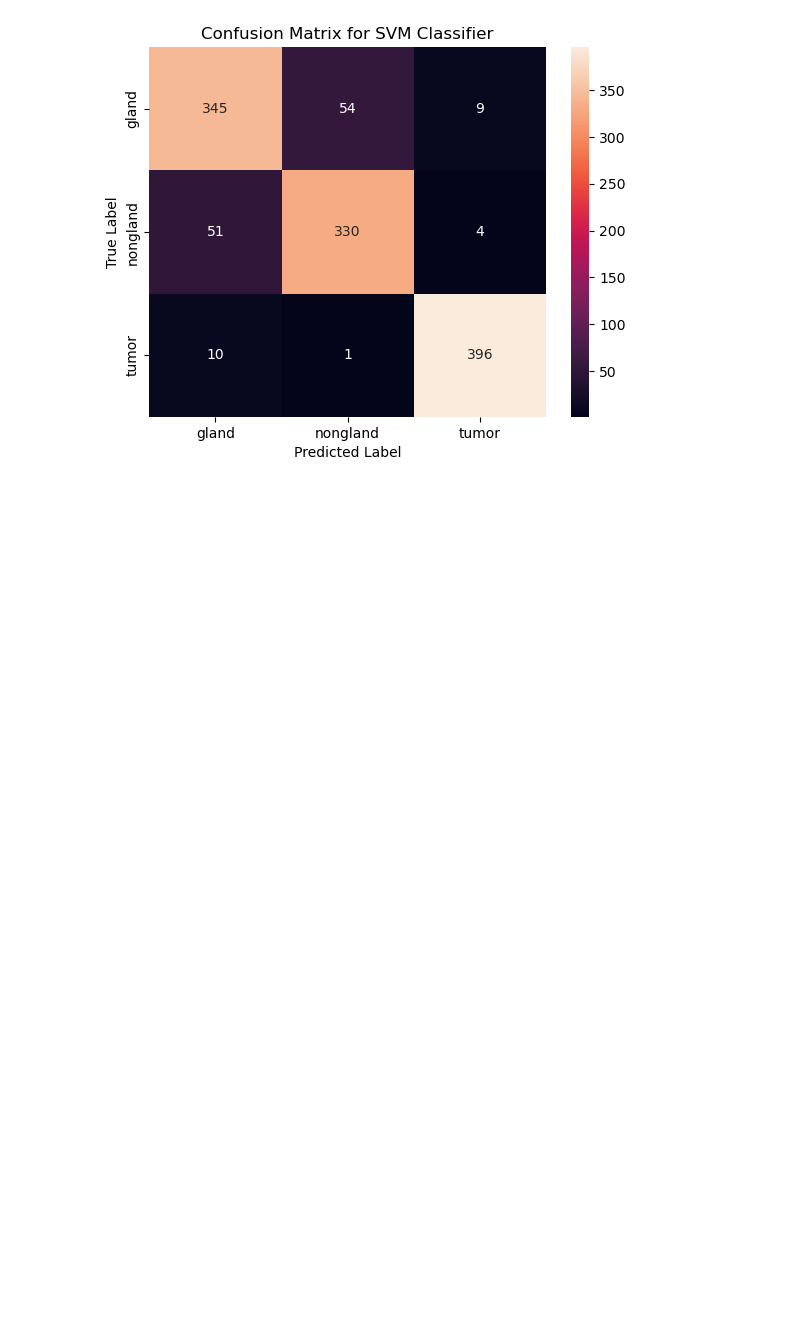
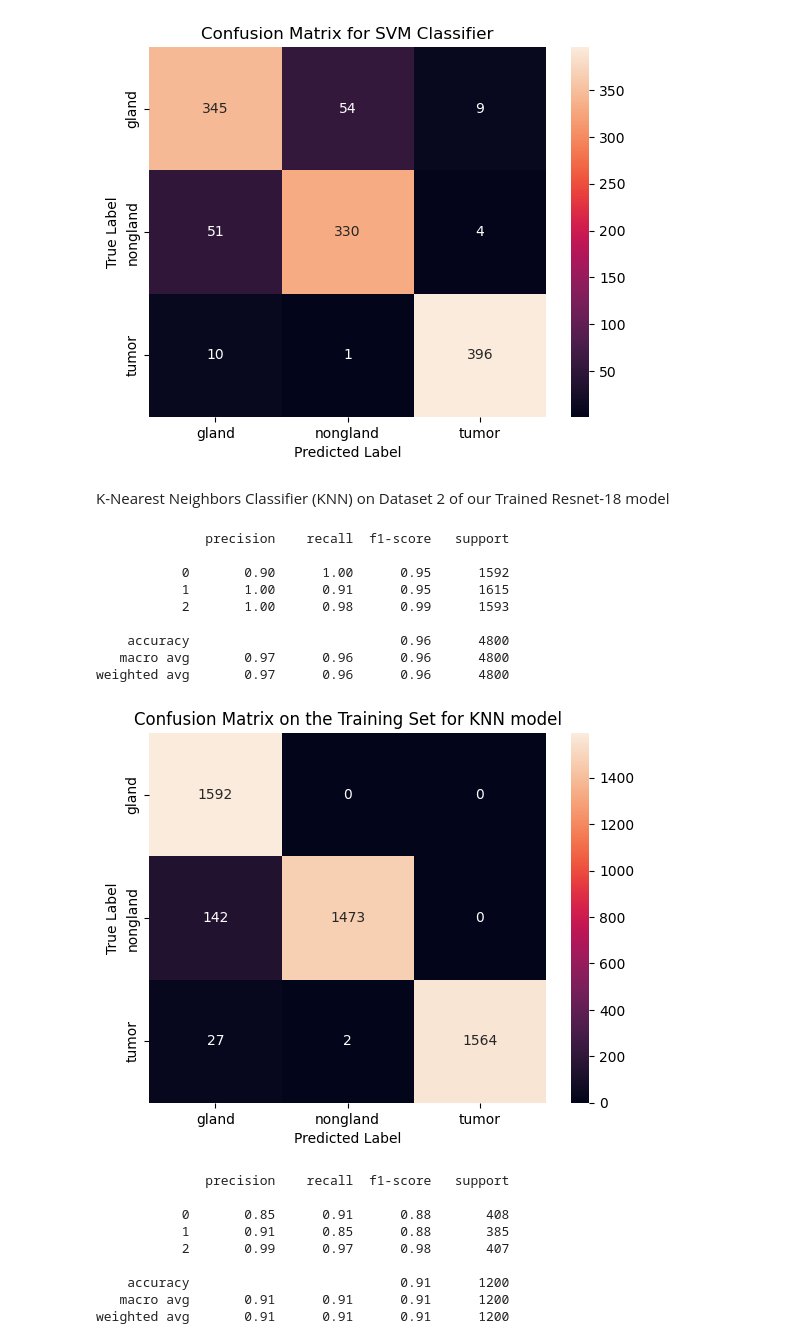
Before and after one commit to mkandaleft/COMP432-GroupM, a Jupyter notebook: Comp432.ipynb, the cells around one changed output. Saved outputs shown, nothing was run; the diff lists cells and outputs as text; code cells hidden in the pictures; blank space fills up the shorter version.

Commit message:
Created using Colaboratory, Added KNN model section

```diff
--- a/Comp432.ipynb
+++ b/Comp432.ipynb
@@ -431,3 +431,76 @@ plt.show()
    macro avg       0.89      0.89      0.89      1200
 weighted avg       0.89      0.89      0.89      1200
 [figure]
+# %% [markdown]
+K-Nearest Neighbors Classifier (KNN) on Dataset 2 of our Trained Resnet-18 model
+# %%
+from sklearn.neighbors import KNeighborsClassifier
+from sklearn.pipeline import make_pipeline
+from sklearn.preprocessing import StandardScaler
+
+# Load the features and labels
+features = np.load('extracted_features.npy')
+labels = np.load('labels.npy')
+
+# Split the data into training and testing sets
+X_train, X_test, y_train, y_test = train_test_split(features, labels, test_size=0.2, random_state=42)
+
+#create different models to see mean accuracy for different K values
+#scores = np.zeros((20,))
+#kvalues = np.arange(1,21,1)
+#for i in kvalues:
+#  KNNmodel = make_pipeline(StandardScaler(),KNeighborsClassifier(n_neighbors=i))
+#  KNNmodel.fit(X_train, y_train)
+#  scores[i-1] = KNNmodel.score(X_test, y_test)
+#plt.plot(kvalues, scores)
+#plt.title("Score of model prediction on test set with weights='uniform'")
+#plt.ylabel('Mean Accuracy')
+#plt.xlabel('k values')
+#plt.show()
+
+#Make model with StandardScaler and fit the data
+KNNmodel = make_pipeline(StandardScaler(),KNeighborsClassifier(n_neighbors=2))
+KNNmodel.fit(X_train, y_train)
+
+#predictions on both sets
+test_pred = KNNmodel.predict(X_test)
+train_pred = KNNmodel.predict(X_train)
+
+#results on the training set
+print(classification_report(y_train, train_pred))
+class_labels = ["gland", "nongland", "tumor"]
+cm_train = sklearn.metrics.confusion_matrix(y_train, train_pred)
+sns.heatmap(cm_train, annot=True, fmt="d", xticklabels=class_labels, yticklabels=class_labels)
+plt.title("Confusion Matrix on the Training Set for KNN model")
+plt.xlabel("Predicted Label")
+plt.ylabel("True Label")
+plt.show()
+
+#results on the training set
+print(classification_report(y_test, test_pred))
+cm_train = sklearn.metrics.confusion_matrix(y_test, test_pred)
+sns.heatmap(cm_train, annot=True, fmt="d", xticklabels=class_labels, yticklabels=class_labels)
+plt.title("Confusion Matrix on the Test Set for KNN model")
+plt.xlabel("Predicted Label")
+plt.ylabel("True Label")
+plt.show()
+# %% [output]
+              precision    recall  f1-score   support
+
+           0       0.90      1.00      0.95      1592
+           1       1.00      0.91      0.95      1615
+           2       1.00      0.98      0.99      1593
+
+    accuracy                           0.96      4800
+   macro avg       0.97      0.96      0.96      4800
+weighted avg       0.97      0.96      0.96      4800
+[figure, added]
+              precision    recall  f1-score   support
+
+           0       0.85      0.91      0.88       408
+           1       0.91      0.85      0.88       385
+           2       0.99      0.97      0.98       407
+
+    accuracy                           0.91      1200
+   macro avg       0.91      0.91      0.91      1200
+weighted avg       0.91      0.91      0.91      1200
```
Also changed, not shown: parts of 2 cells of this notebook.
